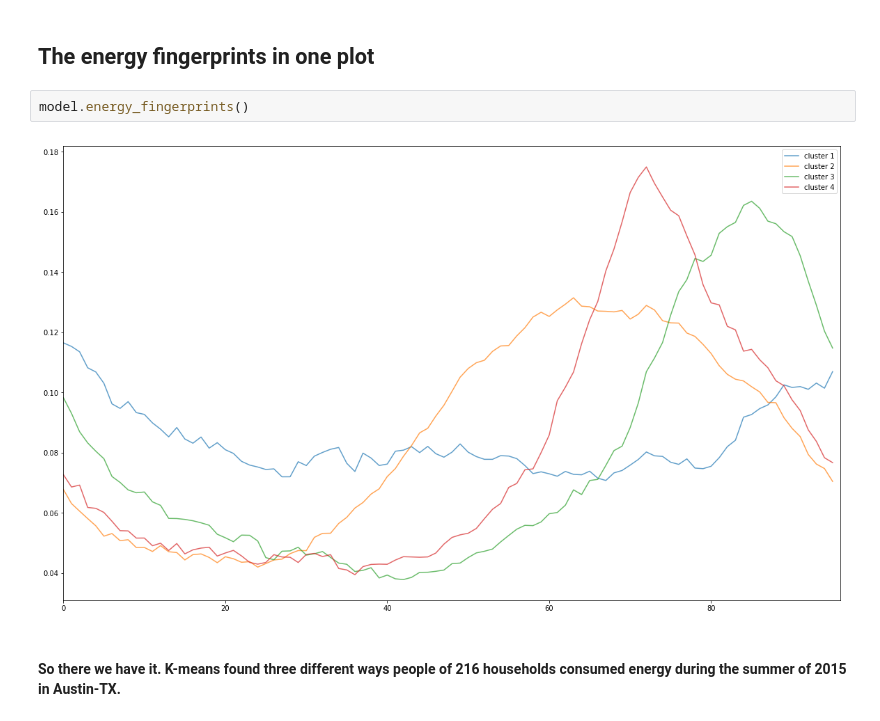
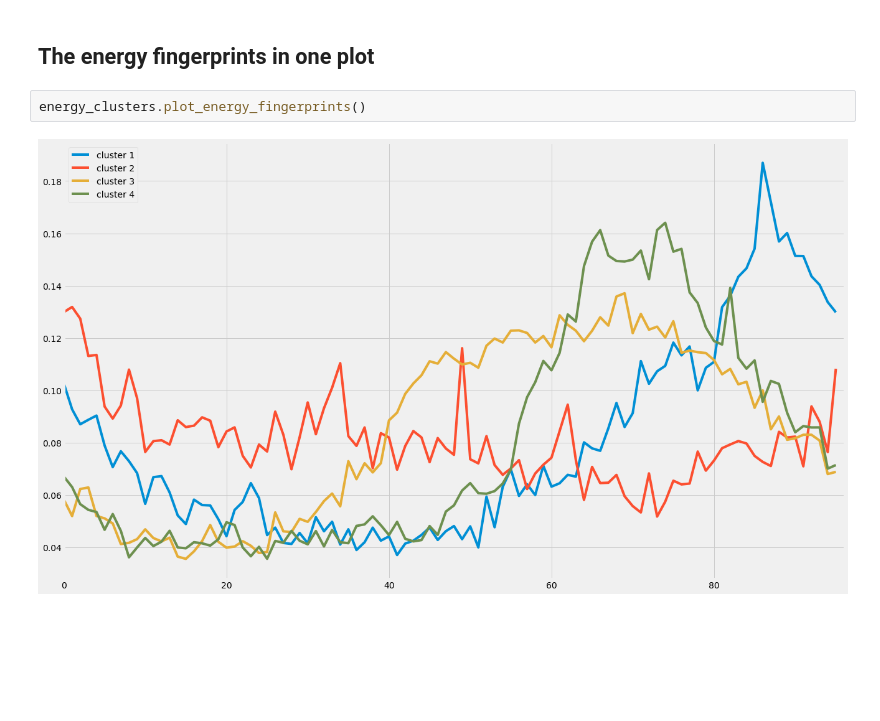
Before and after one commit to lucianoviola/energy_clustering, a Jupyter notebook: load-clustering.ipynb, the cells around one changed output. Drawn from its saved outputs; the diff is of its cells as text; blank space fills up the shorter version.

```diff
--- a/load-clustering.ipynb
+++ b/load-clustering.ipynb
@@ -335,8 +337,6 @@ model.plot()
 # %% [markdown]
 ## The energy fingerprints in one plot
-# %%
-model.energy_fingerprints()
-# %% [output]
-[figure, removed]
-# %% [markdown]
-#### So there we have it. K-means found three different ways people  of 216 households consumed energy during the summer of 2015 in Austin-TX.
+# %%
+energy_clusters.plot_energy_fingerprints()
+# %% [output]
+[figure, added]
```
Also changed, not shown: parts of 59 cells of this notebook.
